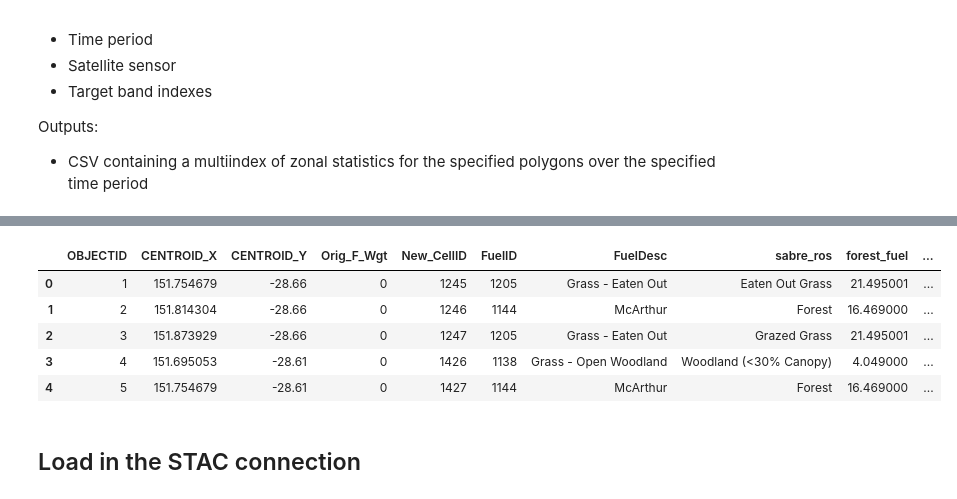
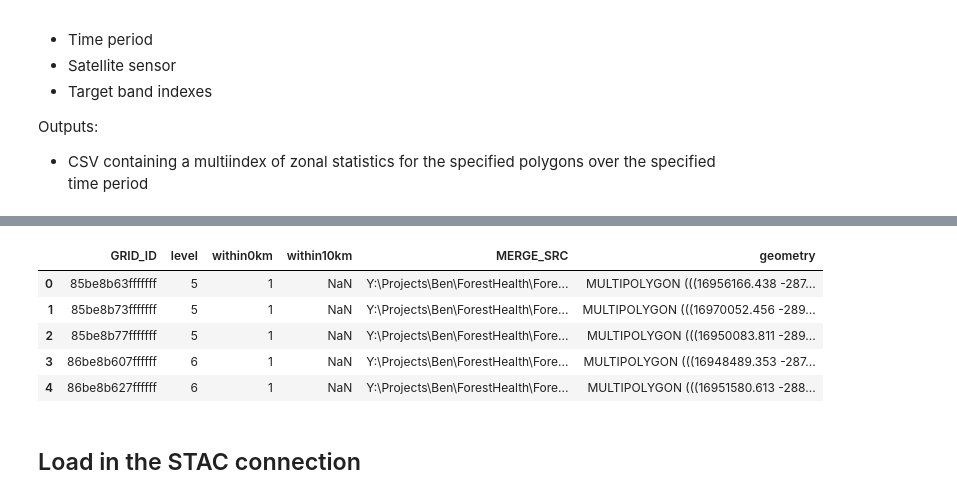
Before and after one commit to bensamross/satellite-data-toolbox, a Jupyter notebook: notebooks/zonalStatistics.ipynb, the cells around one changed output, grey strips where cells are left out. Saved outputs shown, nothing was run; the diff lists cells and outputs as text; code cells hidden in the pictures.

```diff
--- a/notebooks/zonalStatistics.ipynb
+++ b/notebooks/zonalStatistics.ipynb
@@ -58,15 +65,24 @@ Loaded 858 features | CRS: EPSG:7844
 # %%
 # Read shapefile as a GeoDataFrame
 import geopandas as gpd
-from pathlib import Path
+# from pathlib import Path
 
-gdf = gpd.read_file("inputs/sabre_bomgrid_within6km_of_plantation.geojson")
+# gdf = gpd.read_file("inputs/sabre_bomgrid_within6km_of_plantation.geojson")
+gdf = gpd.read_file('../data/inputs/h3.gpkg', layer='h3_elliott_river')
+
 display(gdf.head())
+
+# Select the first polygon with level == 5
+level_5_polygon = gdf[gdf['level'] == 5].iloc[1]
+
+# Filter level == 10 polygons that are geographically contained within the selected level 5 polygon
+gdf_filtered = gdf[gdf['level'] == 10].loc[gdf[gdf['level'] == 10].geometry.within(level_5_polygon.geometry)]
+# gdf_filtered = gdf[gdf['level'] == 10]
 # %% [output]
-|  | OBJECTID | CENTROID_X | CENTROID_Y | Orig_F_Wgt | New_CellID | FuelID | FuelDesc | sabre_ros | forest_fuel | ... |
-| 0 | 1 | 151.754679 | -28.66 | 0 | 1245 | 1205 | Grass - Eaten Out | Eaten Out Grass | 21.495001 | ... |
-| 1 | 2 | 151.814304 | -28.66 | 0 | 1246 | 1144 | McArthur | Forest | 16.469000 | ... |
-| 2 | 3 | 151.873929 | -28.66 | 0 | 1247 | 1205 | Grass - Eaten Out | Grazed Grass | 21.495001 | ... |
-| 3 | 4 | 151.695053 | -28.61 | 0 | 1426 | 1138 | Grass - Open Woodland | Woodland (<30% Canopy) | 4.049000 | ... |
-| 4 | 5 | 151.754679 | -28.61 | 0 | 1427 | 1144 | McArthur | Forest | 16.469000 | ... |
+|  | GRID_ID | level | within0km | within10km | MERGE_SRC | geometry |
+| 0 | 85be8b63fffffff | 5 | 1 | NaN | Y:\Projects\Ben\ForestHealth\Fore... | MULTIPOLYGON (((16956166.438 -287... |
+| 1 | 85be8b73fffffff | 5 | 1 | NaN | Y:\Projects\Ben\ForestHealth\Fore... | MULTIPOLYGON (((16970052.456 -289... |
+| 2 | 85be8b77fffffff | 5 | 1 | NaN | Y:\Projects\Ben\ForestHealth\Fore... | MULTIPOLYGON (((16950083.811 -289... |
+| 3 | 86be8b607ffffff | 6 | 1 | NaN | Y:\Projects\Ben\ForestHealth\Fore... | MULTIPOLYGON (((16948489.353 -287... |
+| 4 | 86be8b627ffffff | 6 | 1 | NaN | Y:\Projects\Ben\ForestHealth\Fore... | MULTIPOLYGON (((16951580.613 -288... |
 # %%
```
Also changed, not shown: parts of 27 cells of this notebook, 43 other files.
